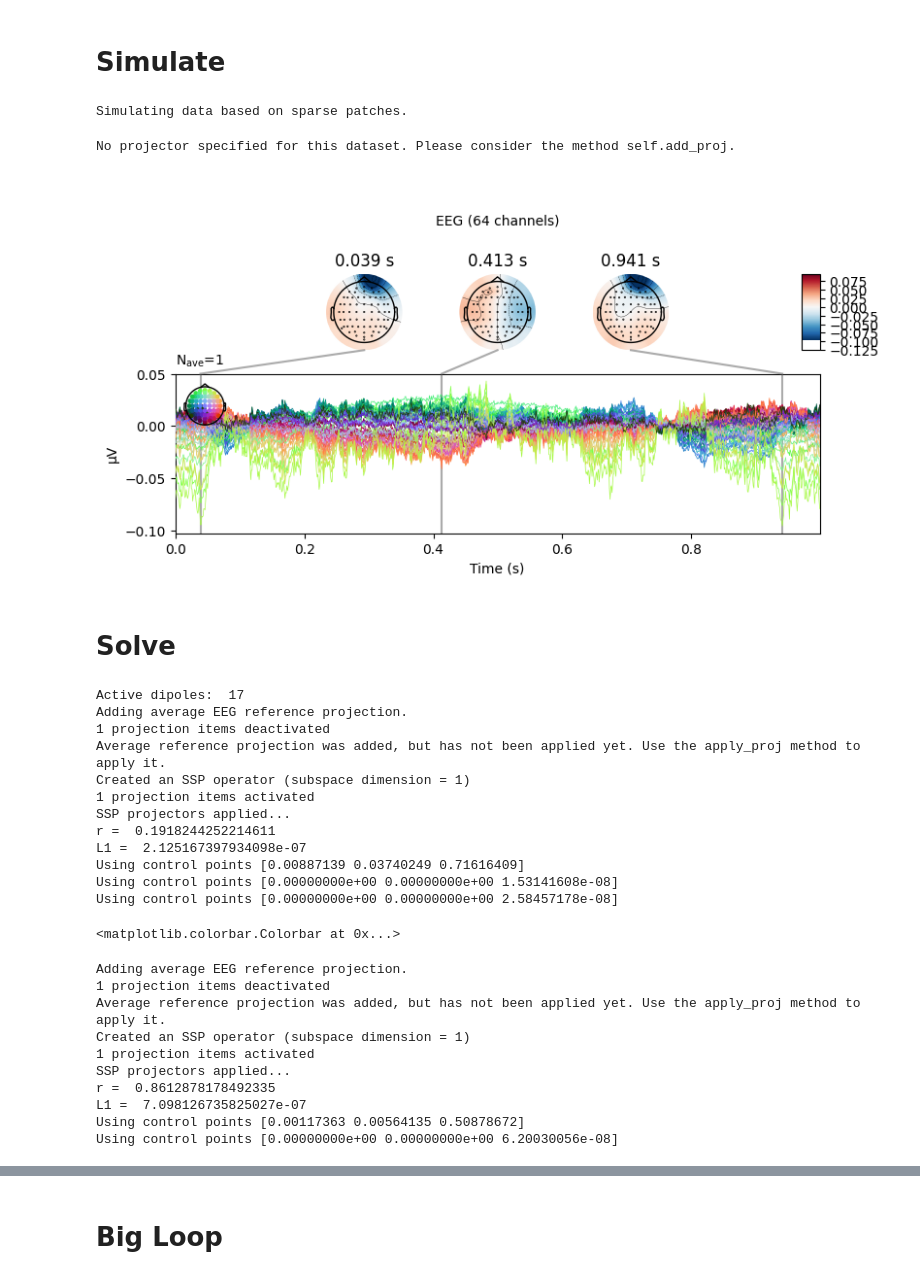
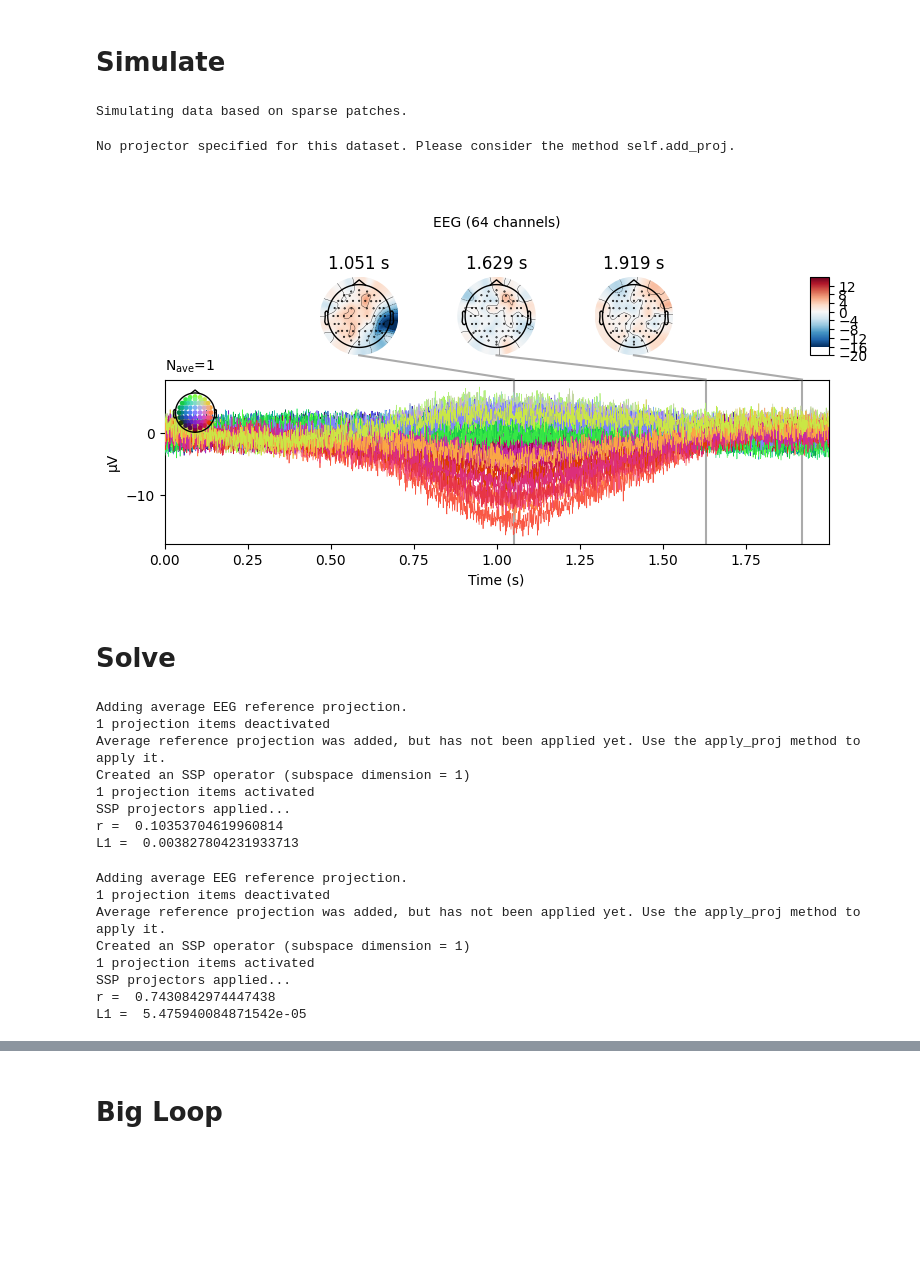
Before and after one commit to LukeTheHecker/invert, a Jupyter notebook: dev/evaluate.ipynb, the cells around one changed output, grey strips where cells are left out. Cells and saved outputs as stored; diff of their text form; code cells hidden in the pictures; blank space fills up the shorter version.

```diff
--- a/dev/evaluate.ipynb
+++ b/dev/evaluate.ipynb
@@ -37,40 +37,39 @@ n_chans, n_dipoles = leadfield.shape
 # Simulate
 # %%
 settings = dict(
-    number_of_sources=5,
+    number_of_sources=3,
     extents=(24, 25),
-    duration_of_trial=1,
+    duration_of_trial=2,
     amplitudes=(1, 100),
-    target_snr=10,
+    target_snr=1,
     beta_noise=0,
     method="standard")
 
 sim = Simulation(fwd, info, settings).simulate(2)
 stc = sim.source_data[0]
 evoked = sim.eeg_data[0].average()
 
 stc.data /= abs(stc.data).max()
 brain = stc.plot(**pp)
 brain.add_text(0.1, 0.9, 'Ground Truth', 'title',
                font_size=14)
 evoked.plot_joint()
 # %% [output]
 Simulating data based on sparse patches.
 No projector specified for this dataset. Please consider the method self.add_proj.
-[figure, old version]
+[figure, new version]
 # %% [markdown]
 # Solve
 # %%
-# from invert import Solver
-# solver_cov = Solver("CovCNN")
-# solver_cov.make_inverse_operator(fwd, evoked, alpha="auto", n_filters=256)
-solver_cov.epsilon = 0.25
-stc_ = solver_cov.apply_inverse_operator(evoked)
+from invert import Solver
+solver = Solver("lcmv")
+solver.make_inverse_operator(fwd, evoked, alpha="auto")
+stc_ = solver.apply_inverse_operator(evoked)
 
 
 stc_.data
 brain = stc_.plot(**pp)
-brain.add_text(0.1, 0.9, solver_cov.name, 'title',
+brain.add_text(0.1, 0.9, solver.name, 'title',
                font_size=14)
 
 evoked_ = mne.EvokedArray(fwd["sol"]["data"] @ stc_.data, info).set_eeg_reference("average", projection=True)
@@ -79,26 +78,14 @@ evoked_.plot_joint()
 print("r = ", pearsonr(abs(stc.data).mean(axis=-1), abs(stc_.data).mean(axis=-1))[0])
 print("L1 = ",  np.linalg.norm(stc_.data, ord=1))
 # %% [output]
-Active dipoles:  17
 Adding average EEG reference projection.
 1 projection items deactivated
 Average reference projection was added, but has not been applied yet. Use the apply_proj method to apply it.
 Created an SSP operator (subspace dimension = 1)
 1 projection items activated
 SSP projectors applied...
-r =  0.1918244252214611
-L1 =  2.125167397934098e-07
-Using control points [0.00887139 0.03740249 0.71616409]
-Using control points [0.00000000e+00 0.00000000e+00 1.53141608e-08]
-Using control points [0.00000000e+00 0.00000000e+00 2.58457178e-08]
+r =  0.10353704619960814
+L1 =  0.003827804231933713
-# %%
-a = np.random.randn(64, 100)
-C = a @ a.T
-plt.figure()
-plt.imshow(C)
-plt.colorbar()
-# %% [output]
-<matplotlib.colorbar.Colorbar at 0x...>
 # %%
 from invert import Solver
 solver = Solver("jazz")
@@ -123,7 +110,5 @@ Average reference projection was added, but has not been applied yet. Use the ap
 Created an SSP operator (subspace dimension = 1)
 1 projection items activated
 SSP projectors applied...
-r =  0.8612878178492335
-L1 =  7.098126735825027e-07
-Using control points [0.00117363 0.00564135 0.50878672]
-Using control points [0.00000000e+00 0.00000000e+00 6.20030056e-08]
+r =  0.7430842974447438
+L1 =  5.475940084871542e-05
```
Also changed, not shown: parts of 2 cells of this notebook, 2 other files.
